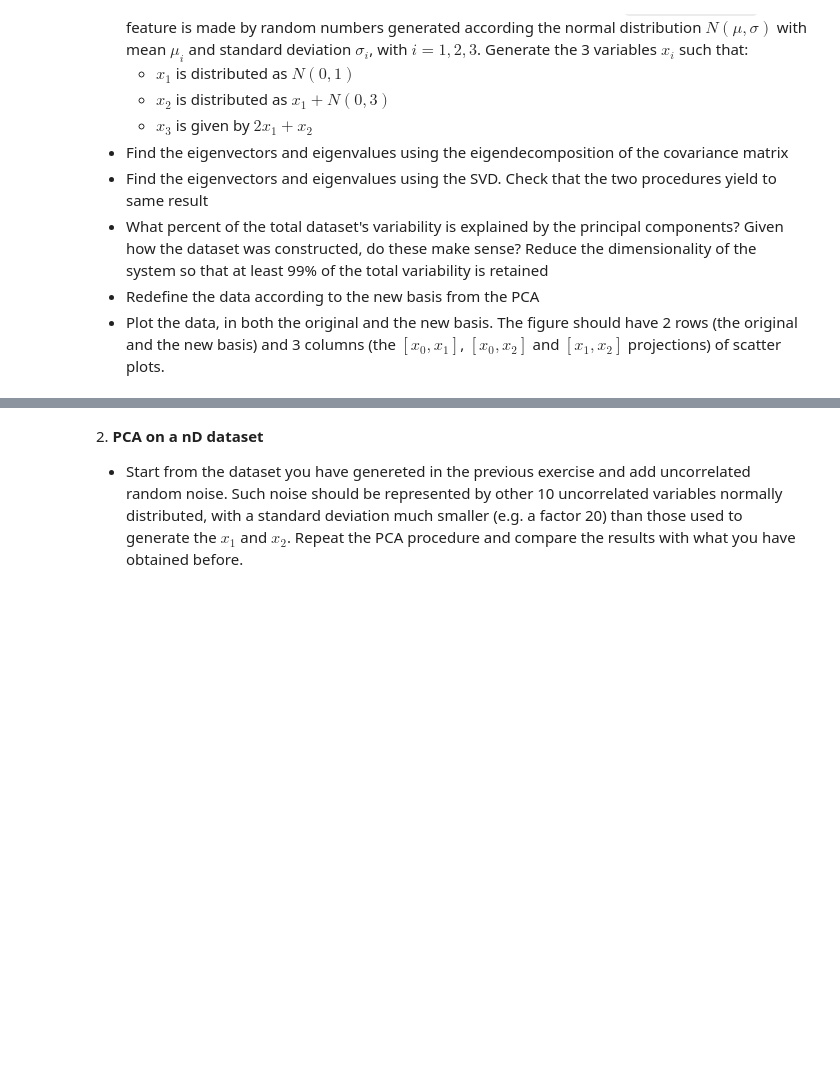
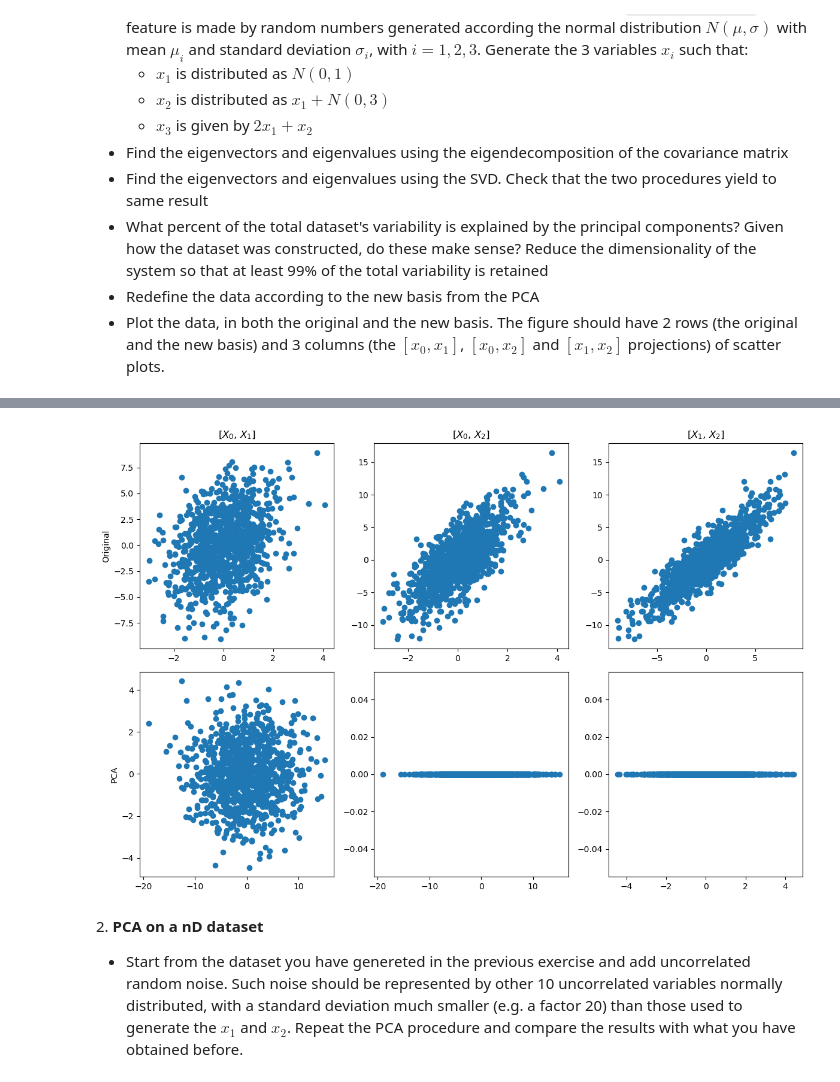
Before and after one commit to curzioalessio/ScientificComputingWithPython2022, a Jupyter notebook: exercises/lab8/08ex_algebra.ipynb, the cells around one changed output, grey strips where cells are left out. Cells and saved outputs as stored; diff of their text form; code cells hidden in the pictures; some formulas as TeX source; blank space fills up the shorter version.

```diff
--- a/exercises/lab8/08ex_algebra.ipynb
+++ b/exercises/lab8/08ex_algebra.ipynb
@@ -10,3 +10,86 @@
 * What percent of the total dataset's variability is explained by the principal components? Given how the dataset was constructed, do these make sense? Reduce the dimensionality of the system so that at least 99% of the total variability is retained
 * Redefine the data according to the new basis from the PCA
 * Plot the data, in both the original and the new basis. The figure should have 2 rows (the original and the new basis) and 3 columns (the $[x_0, x_1]$, $[x_0, x_2]$ and $[x_1, x_2]$ projections) of scatter plots.
+# %%
+import numpy as np
+from scipy import linalg as la
+from matplotlib import pyplot as plt
+
+# Generate the dataset
+N = 1000
+x1 = np.random.normal(0, 1, N)
+x2 = x1 + np.random.normal(0, 3, N)
+x3 = 2*x1 + x2
+X = np.array([x1, x2, x3])
+
+#print(X)
+
+# Find the eigenvectors and eigenvalues using the eigendecomposition of the covariance matrix
+cov_X = np.cov(X)
+eig_val_cov, eig_vec_cov = la.eig(cov_X)
+
+# take only the real component, if possible
+eig_val_cov = np.real_if_close(eig_val_cov)
+
+i = eig_val_cov.argsort()[::-1]
+eig_val_cov = eig_val_cov[i]
+eig_vec_cov = eig_vec_cov[:,i]
+
+print("\nEigendecomposition:\n")
+print("Eigenvalues: \n", eig_val_cov)
+print("Eigenvectors: \n", eig_vec_cov)
+
+# Find the eigenvectors and eigenvalues using the SVD
+U, S, Vt = np.linalg.svd(X)
+
+eig_val_svd = S**2/(N-1)
+eig_vec_svd = U
+
+i = eig_val_svd.argsort()[::-1]
+eig_val_svd = eig_val_svd[i]
+eig_vec_svd = eig_vec_svd[:,i]
+
+print("\nSVD:\n")
+print("Eigenvalues: \n", eig_val_svd)
+print("Eigenvectors: \n", eig_vec_svd)
+
+# Check that the two procedures yield to same result
+
+print("\nAre the eigenvalues of eigendecomposition and SVD equal?", np.allclose(eig_val_cov, eig_val_svd))
+print("Are the eigenvectors of eigendecomposition and SVD equal?", np.allclose(eig_vec_cov, eig_vec_svd))
+print("Same eigenvector but slightly different eigenvalues because of different precision")
+
+# What percent of the total dataset's variability is explained by the principal components?
+# Given how the dataset was constructed, do these make sense?
+# Reduce the dimensionality of the system so that at least 99% of the total variability is retained
+# Compute the total variance explained by the principal components
+
+# Compute the percentage of total variance explained by the principal components
+var_perc = (np.sum(eig_val_cov[:2])/np.sum(eig_val_cov))*100
+
+print(f"\nUsing the principal components, the percent of the total dataset's variability is {var_perc}%")
+print("Given how the dataset was constructed, this makes sense since we saw that x3 was given by 2x1+x2, so it should explain less variability than the other two.")
+
+# Redefine the data according to the new basis from the PCA
+vect_perc = eig_vec_cov[:,:2]
+X_perc = np.dot(vect_perc.T, X)
+X_perc = np.vstack([X_perc, np.zeros((1, N))])
+
+# Plots
+fig, axs = plt.subplots(2,3, figsize=(12,8))
+
+axs[0,0].scatter(X[0,:], X[1,:])
+axs[0,1].scatter(X[0,:], X[2,:])
+axs[0,2].scatter(X[1,:], X[2,:])
+axs[1,0].scatter(X_perc[0,:], X_perc[1,:])
+axs[1,1].scatter(X_perc[0,:], X_perc[2,:])
+axs[1,2].scatter(X_perc[1,:], X_perc[2,:])
+
+axs[0,0].set_title('[$X_0$, $X_1$]')
+axs[0,1].set_title('[$X_0$, $X_2$]')
+axs[0,2].set_title('[$X_1$, $X_2$]')
+axs[0,0].set_ylabel('Original')
+axs[1,0].set_ylabel('PCA')
+plt.tight_layout()
+plt.show()
+# %% [output]
@@ -13,3 +113,4 @@
+[figure, added]
 # %% [markdown]
 2\. **PCA on a nD dataset**
 
```
Also changed, not shown: parts of 4 cells of this notebook, 5 other files.
